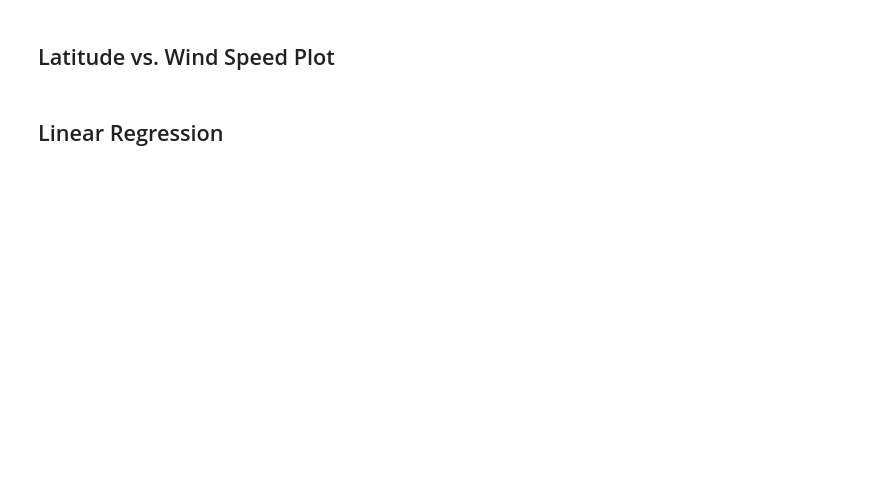
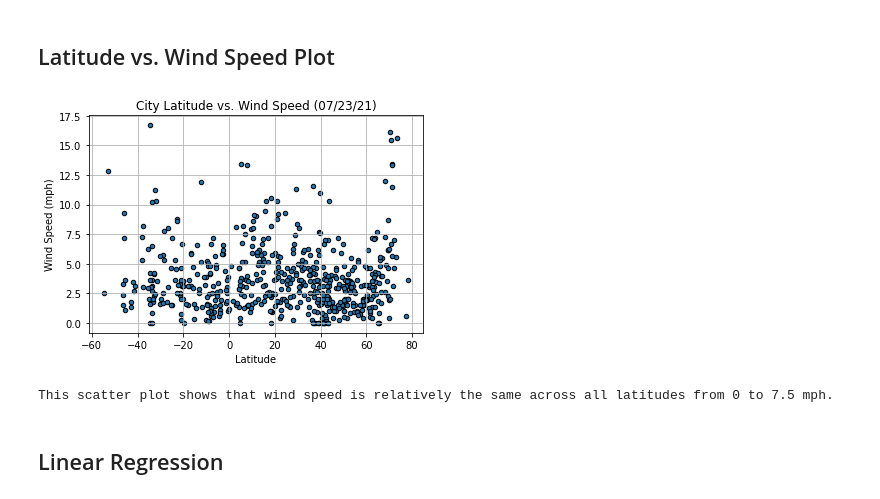
Before and after one commit to shiek333/python-api-challenge, a Jupyter notebook: Analysis/WeatherPy.ipynb, the cells around one changed output. Saved outputs shown, nothing was run; the diff lists cells and outputs as text; code cells hidden in the pictures; blank space fills up the shorter version.

```diff
--- a/Analysis/WeatherPy.ipynb
+++ b/Analysis/WeatherPy.ipynb
@@ -168,4 +206,18 @@ Skip this step if there are no cities that have humidity > 100%.
 # %% [markdown]
 ## Latitude vs. Wind Speed Plot
+# %%
+x = ['Lat']
+y = ['Wind Speed']
+city_df.plot.scatter(x,y,
+                     edgecolor='black',
+                     grid=True,
+                     xlabel='Latitude',
+                     ylabel='Wind Speed (mph)',
+                     title='City Latitude vs. Wind Speed (07/23/21)')
+plt.show()
+print("This scatter plot shows that wind speed is relatively the same across all latitudes from 0 to 7.5 mph.")
+# %% [output]
+[figure, added]
+This scatter plot shows that wind speed is relatively the same across all latitudes from 0 to 7.5 mph.
 # %% [markdown]
 ## Linear Regression
```
Also changed, not shown: parts of 8 cells of this notebook.
